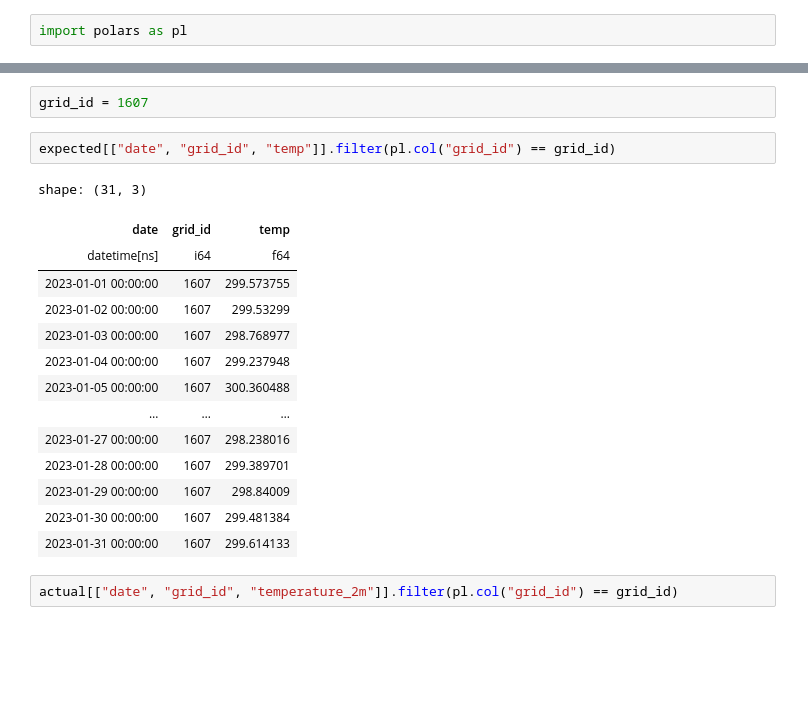
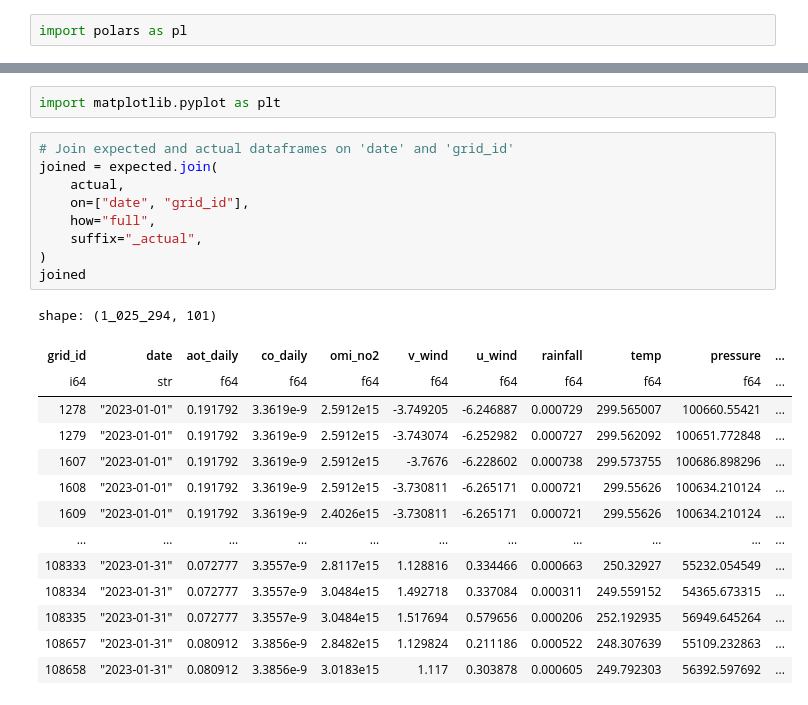
Before and after one commit to energyandcleanair/india_map, a Jupyter notebook: experiments/notebooks/20250625-pr-missing-data.ipynb, the cells around one changed output, grey strips where cells are left out. Drawn from its saved outputs; the diff is of its cells as text; blank space fills up the shorter version.

```diff
--- a/experiments/notebooks/20250625-pr-missing-data.ipynb
+++ b/experiments/notebooks/20250625-pr-missing-data.ipynb
@@ -62,21 +19,26 @@ shape: (31, 3)
-# %%
-grid_id = 1607
-# %%
-expected[["date", "grid_id", "temp"]].filter(pl.col("grid_id") == grid_id)
-# %% [output]
-shape: (31, 3)
-| date | grid_id | temp |
-| datetime[ns] | i64 | f64 |
-| 2023-01-01 00:00:00 | 1607 | 299.573755 |
-| 2023-01-02 00:00:00 | 1607 | 299.53299 |
-| 2023-01-03 00:00:00 | 1607 | 298.768977 |
-| 2023-01-04 00:00:00 | 1607 | 299.237948 |
-| 2023-01-05 00:00:00 | 1607 | 300.360488 |
-| … | … | … |
-| 2023-01-27 00:00:00 | 1607 | 298.238016 |
-| 2023-01-28 00:00:00 | 1607 | 299.389701 |
-| 2023-01-29 00:00:00 | 1607 | 298.84009 |
-| 2023-01-30 00:00:00 | 1607 | 299.481384 |
-| 2023-01-31 00:00:00 | 1607 | 299.614133 |
-# %%
-actual[["date", "grid_id", "temperature_2m"]].filter(pl.col("grid_id") == grid_id)
+# %%
+import matplotlib.pyplot as plt
+# %%
+# Join expected and actual dataframes on 'date' and 'grid_id'
+joined = expected.join(
+    actual,
+    on=["date", "grid_id"],
+    how="full",
+    suffix="_actual",
+)
+joined
+# %% [output]
+shape: (1_025_294, 101)
+| grid_id | date | aot_daily | co_daily | omi_no2 | v_wind | u_wind | rainfall | temp | pressure | ... |
+| i64 | str | f64 | f64 | f64 | f64 | f64 | f64 | f64 | f64 | ... |
+| 1278 | "2023-01-01" | 0.191792 | 3.3619e-9 | 2.5912e15 | -3.749205 | -6.246887 | 0.000729 | 299.565007 | 100660.55421 | ... |
+| 1279 | "2023-01-01" | 0.191792 | 3.3619e-9 | 2.5912e15 | -3.743074 | -6.252982 | 0.000727 | 299.562092 | 100651.772848 | ... |
+| 1607 | "2023-01-01" | 0.191792 | 3.3619e-9 | 2.5912e15 | -3.7676 | -6.228602 | 0.000738 | 299.573755 | 100686.898296 | ... |
+| 1608 | "2023-01-01" | 0.191792 | 3.3619e-9 | 2.5912e15 | -3.730811 | -6.265171 | 0.000721 | 299.55626 | 100634.210124 | ... |
+| 1609 | "2023-01-01" | 0.191792 | 3.3619e-9 | 2.4026e15 | -3.730811 | -6.265171 | 0.000721 | 299.55626 | 100634.210124 | ... |
+| … | … | … | … | … | … | … | … | … | … | ... |
+| 108333 | "2023-01-31" | 0.072777 | 3.3557e-9 | 2.8117e15 | 1.128816 | 0.334466 | 0.000663 | 250.32927 | 55232.054549 | ... |
+| 108334 | "2023-01-31" | 0.072777 | 3.3557e-9 | 3.0484e15 | 1.492718 | 0.337084 | 0.000311 | 249.559152 | 54365.673315 | ... |
+| 108335 | "2023-01-31" | 0.072777 | 3.3557e-9 | 3.0484e15 | 1.517694 | 0.579656 | 0.000206 | 252.192935 | 56949.645264 | ... |
+| 108657 | "2023-01-31" | 0.080912 | 3.3856e-9 | 2.8482e15 | 1.129824 | 0.211186 | 0.000522 | 248.307639 | 55109.232863 | ... |
+| 108658 | "2023-01-31" | 0.080912 | 3.3856e-9 | 3.0183e15 | 1.117 | 0.303878 | 0.000605 | 249.792303 | 56392.597692 | ... |
```
Also changed, not shown: parts of 13 cells of this notebook, 3 other files.
